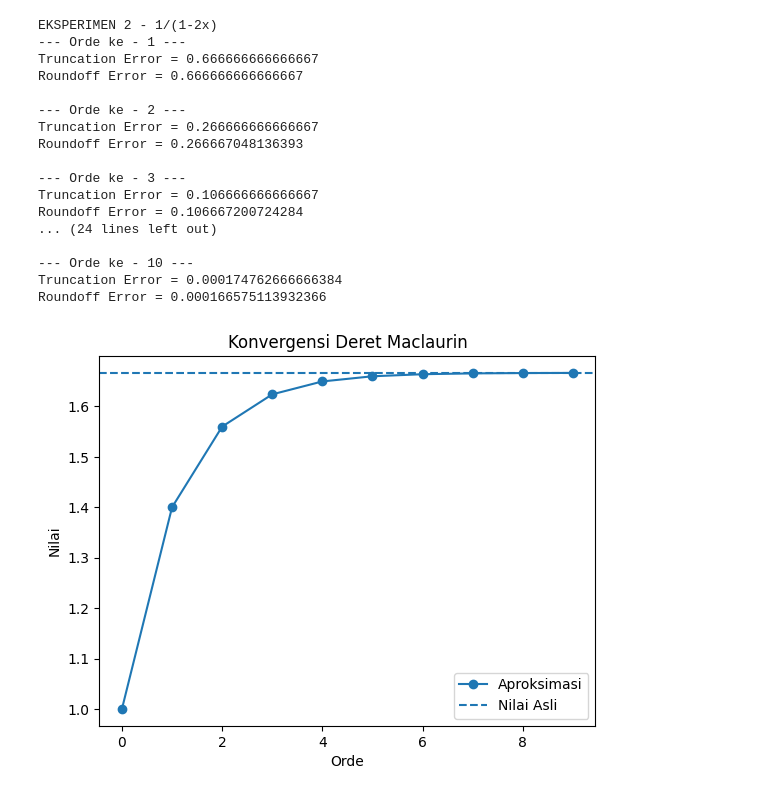
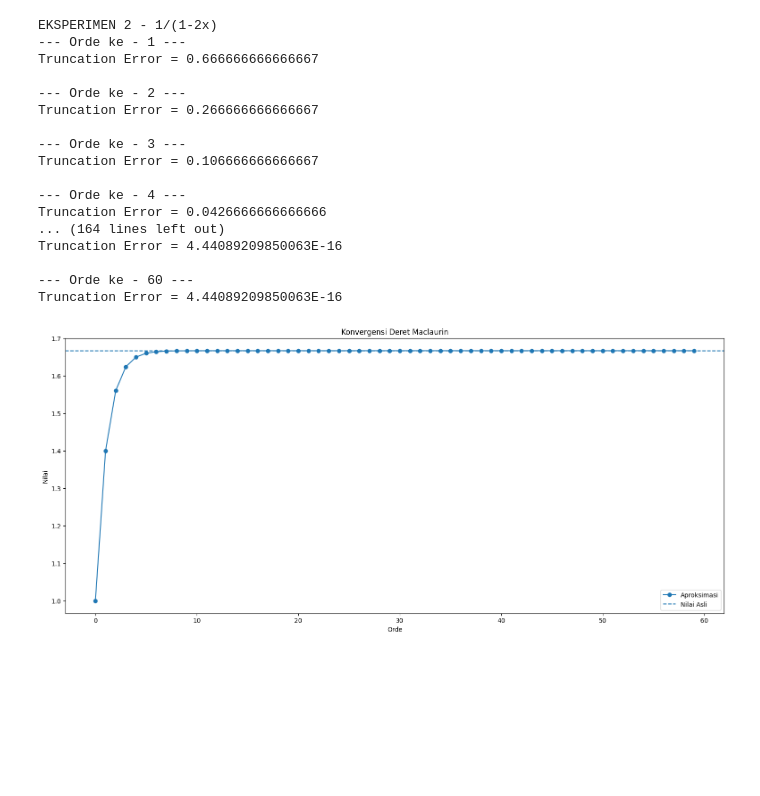
Before and after one commit to 404visco/IoT-Kelompok9, a Jupyter notebook: kelompok_galat.ipynb, the cells around one changed output. Saved outputs shown, nothing was run; the diff lists cells and outputs as text; code cells hidden in the pictures; blank space fills up the shorter version.

```diff
--- a/kelompok_galat.ipynb
+++ b/kelompok_galat.ipynb
@@ -15,7 +15,6 @@ def factorial(n):
 def deret_maclaurin(fungsi,nilai_asli, x_val, n):
   x = sp.Symbol('x')
   trunc_error = []
-  roundoff_error = []
   approx = []
   hasil= 0
   for i in range(n):
@@ -27,11 +26,8 @@ def deret_maclaurin(fungsi,nilai_asli, x_val, n):
     truncation_error = abs(nilai_asli -hasil)
     trunc_error.append(truncation_error)
 
-    round_error = abs(nilai_asli-round(hasil,4))
-    roundoff_error.append(round_error)
-
     approx.append(hasil)
-  return trunc_error, roundoff_error,approx
+  return trunc_error, approx
 # %%
 print('EKSPERIMEN 1 - sin(x))')
 x = sp.Symbol('x')
@@ -83,40 +78,41 @@ x =sp.Symbol('x')
 fungsi = 1/(1-2*x)
 nilai_asli = 1/(1-2*(0.2))
 x_value = 0.2
+n= 60
 
-trunc,roundoff,approx = deret_maclaurin(fungsi, nilai_asli, x_value, n)
-for i in range(len(roundoff)):
+trunc,approx = deret_maclaurin(fungsi, nilai_asli, x_value, n)
+for i in range(len(approx)):
     print(f'--- Orde ke - {i+1} ---')
-    print(f'Truncation Error = {trunc[i]}')
-    print(f'Roundoff Error = {roundoff[i]}\n')
+    print(f'Truncation Error = {trunc[i]}\n')
 # %% [output]
 EKSPERIMEN 2 - 1/(1-2x)
 --- Orde ke - 1 ---
 Truncation Error = 0.666666666666667
-Roundoff Error = 0.666666666666667
 
 --- Orde ke - 2 ---
 Truncation Error = 0.266666666666667
-Roundoff Error = 0.266667048136393
 
 --- Orde ke - 3 ---
 Truncation Error = 0.106666666666667
-Roundoff Error = 0.106667200724284
-... (24 lines left out)
 
---- Orde ke - 10 ---
-Truncation Error = 0.000174762666666384
-Roundoff Error = 0.000166575113932366
+--- Orde ke - 4 ---
+Truncation Error = 0.0426666666666666
+... (164 lines left out)
+Truncation Error = 4.44089209850063E-16
+
+--- Orde ke - 60 ---
+Truncation Error = 4.44089209850063E-16
 # %%
-orde = np.arange(10)
+orde = np.arange(60)
 
+plt.figure(figsize = (19,8))
 plt.plot(orde, approx, marker='o', label='Aproksimasi')
 plt.axhline(y=nilai_asli, linestyle='--', label='Nilai Asli')
 
 plt.xlabel('Orde')
 plt.ylabel('Nilai')
 plt.title('Konvergensi Deret Maclaurin')
 plt.legend()
 plt.show()
 # %% [output]
-[figure, old version]
+[figure, new version]
```
Also changed, not shown: parts of 2 cells of this notebook.
